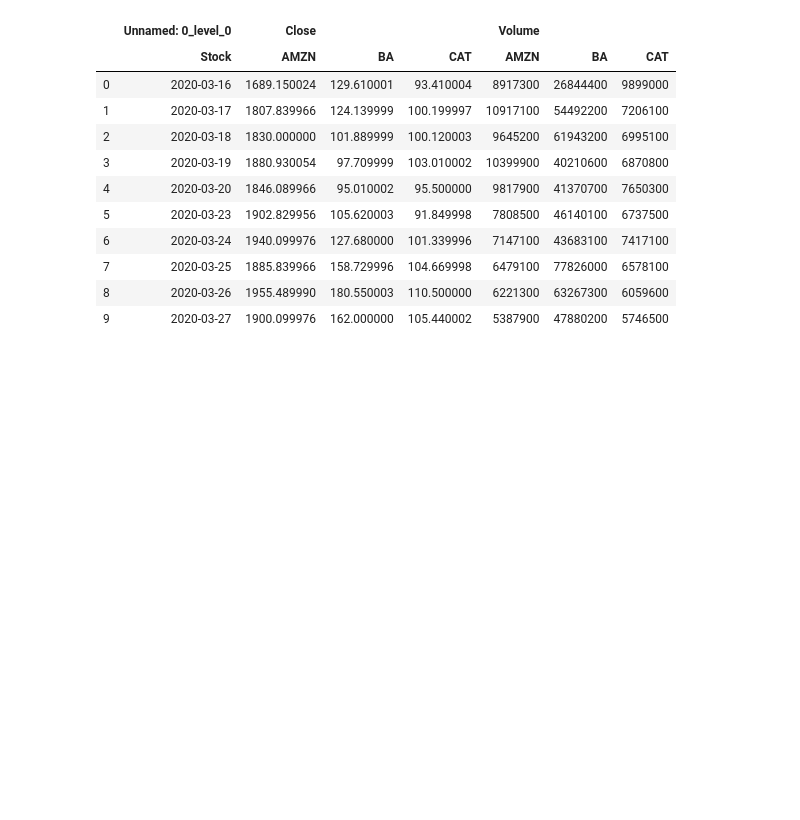
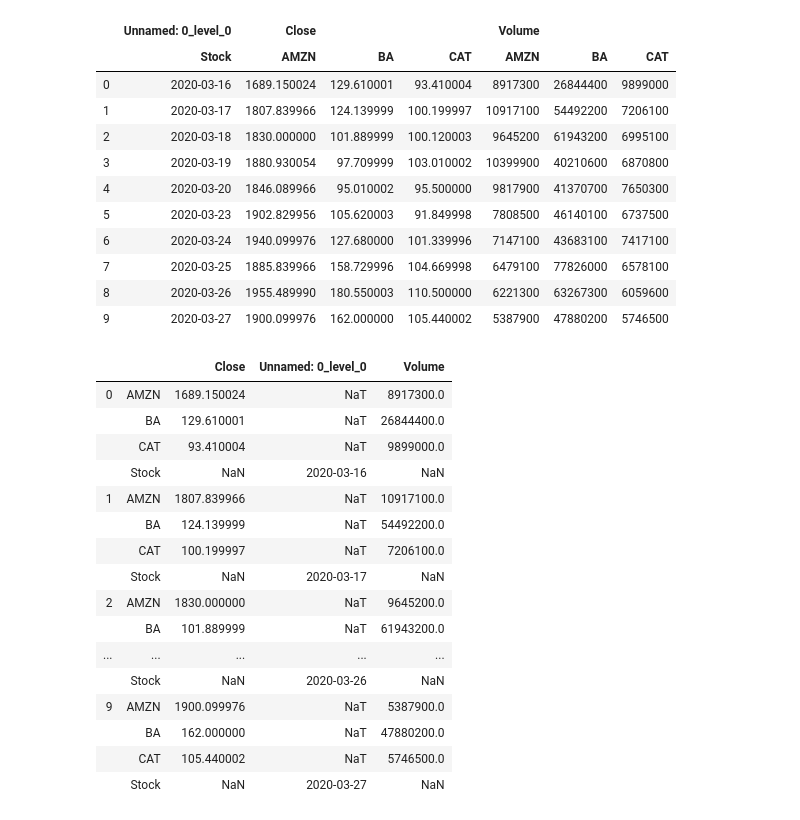
Before and after one commit to CamelAcademy/SamplePython, a Jupyter notebook: notebook/PY317 Pandas DataFrame Melt Stack Crosstab.ipynb, the cells around one changed output. Cells and saved outputs as stored; diff of their text form; code cells hidden in the pictures; blank space fills up the shorter version.

```diff
--- a/notebook/PY317 Pandas DataFrame Melt Stack Crosstab.ipynb
+++ b/notebook/PY317 Pandas DataFrame Melt Stack Crosstab.ipynb
@@ -142,3 +159,23 @@ df3 = df2.stack()
+# %%
+df2.stack()
+# %% [output]
+|  |  | Close | Unnamed: 0_level_0 | Volume |
+| 0 | AMZN | 1689.150024 | NaT | 8917300.0 |
+|  | BA | 129.610001 | NaT | 26844400.0 |
+|  | CAT | 93.410004 | NaT | 9899000.0 |
+|  | Stock | NaN | 2020-03-16 | NaN |
+| 1 | AMZN | 1807.839966 | NaT | 10917100.0 |
+|  | BA | 124.139999 | NaT | 54492200.0 |
+|  | CAT | 100.199997 | NaT | 7206100.0 |
+|  | Stock | NaN | 2020-03-17 | NaN |
+| 2 | AMZN | 1830.000000 | NaT | 9645200.0 |
+|  | BA | 101.889999 | NaT | 61943200.0 |
+| ... | ... | ... | ... | ... |
+|  | Stock | NaN | 2020-03-26 | NaN |
+| 9 | AMZN | 1900.099976 | NaT | 5387900.0 |
+|  | BA | 162.000000 | NaT | 47880200.0 |
+|  | CAT | 105.440002 | NaT | 5746500.0 |
+|  | Stock | NaN | 2020-03-27 | NaN |
 # %%
 df3.unstack()
 # %% [output]
```
Also changed, not shown: parts of 17 cells of this notebook.
